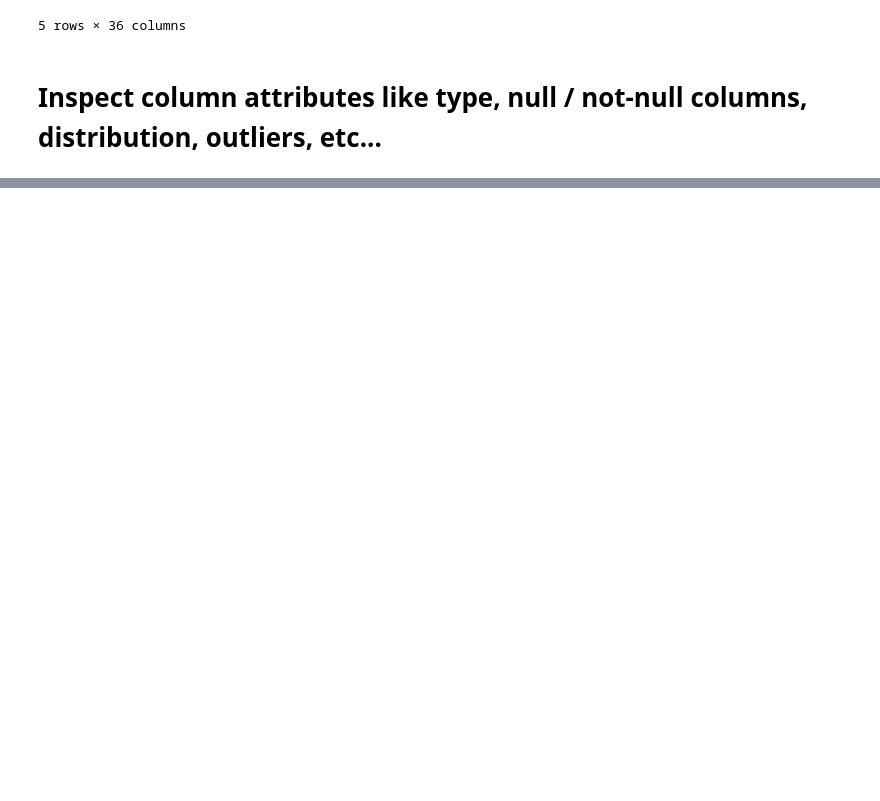
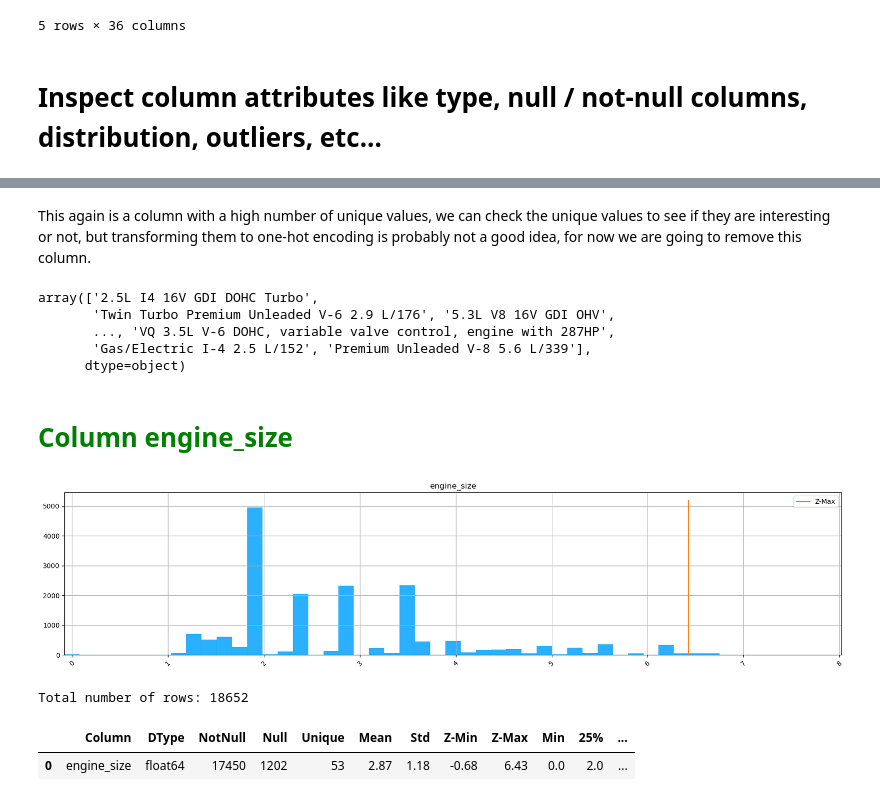
Before and after one commit to sodeso-nl/ml-notebooks, a Jupyter notebook: kaggle/used-car-listing/kaggle-used-car-listing.ipynb, the cells around one changed output, grey strips where cells are left out. Cells and saved outputs as stored; diff of their text form; code cells hidden in the pictures; blank space fills up the shorter version.

```diff
--- a/kaggle/used-car-listing/kaggle-used-car-listing.ipynb
+++ b/kaggle/used-car-listing/kaggle-used-car-listing.ipynb
@@ -347,0 +251,10 @@ train_csv_pre.todense()[:10]
+# %% [markdown]
+This again is a column with a high number of unique values, we can check the unique values to see if they are interesting or not, but transforming them to one-hot encoding is probably not a good idea, for now we are going to remove this column.
+# %%
+train_csv["engine"].unique()
+# %% [output]
+array(['2.5L I4 16V GDI DOHC Turbo',
+       'Twin Turbo Premium Unleaded V-6 2.9 L/176', '5.3L V8 16V GDI OHV',
+       ..., 'VQ 3.5L V-6 DOHC, variable valve control, engine with 287HP',
+       'Gas/Electric I-4 2.5 L/152', 'Premium Unleaded V-8 5.6 L/339'],
+      dtype=object)
@@ -347,0 +264,11 @@ train_csv_pre.todense()[:10]
+# %% [markdown]
+# <span style="color:green">Column engine_size</span>
+# %%
+mlp.plot_histogram_from_dataframe(train_csv, column_names="engine_size")
+engine_size_desc = mld.dataframe_describe(train_csv, column_names="engine_size")
+engine_size_desc
+# %% [output]
+[figure, added]
+Total number of rows: 18652
+|  | Column | DType | NotNull | Null | Unique | Mean | Std | Z-Min | Z-Max | Min | 25% | ... |
+| 0 | engine_size | float64 | 17450 | 1202 | 53 | 2.87 | 1.18 | -0.68 | 6.43 | 0.0 | 2.0 | ... |
```
Also changed, not shown: parts of 138 cells of this notebook.
